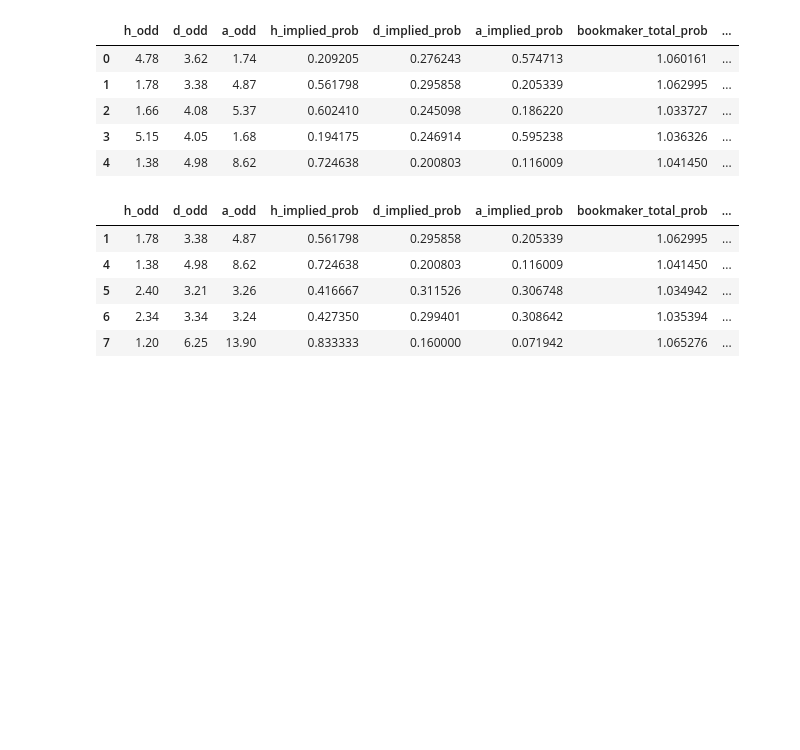
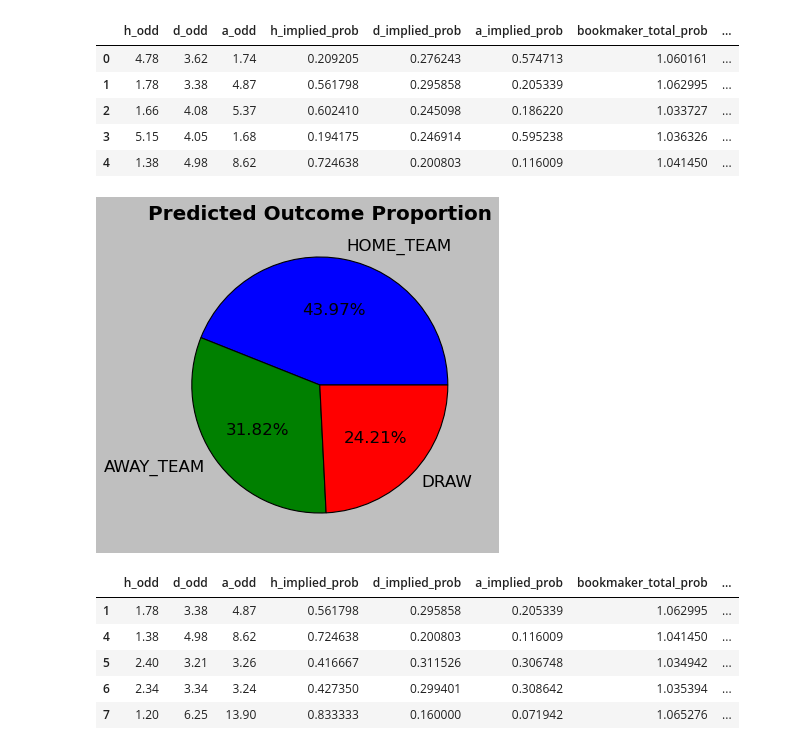
Before and after one commit to KostantinosKan/ML-Premium-Leage, a Jupyter notebook: machine_learning/ml.ipynb, the cells around one changed output. Cells and saved outputs as stored; diff of their text form; code cells hidden in the pictures; blank space fills up the shorter version.

```diff
--- a/machine_learning/ml.ipynb
+++ b/machine_learning/ml.ipynb
@@ -498,4 +308,16 @@ compare_df.head()
 | 2 | 1.66 | 4.08 | 5.37 | 0.602410 | 0.245098 | 0.186220 | 1.033727 | ... |
 | 3 | 5.15 | 4.05 | 1.68 | 0.194175 | 0.246914 | 0.595238 | 1.036326 | ... |
 | 4 | 1.38 | 4.98 | 8.62 | 0.724638 | 0.200803 | 0.116009 | 1.041450 | ... |
+# %%
+plt.style.use("classic")
+plt.figure(figsize=(9, 5))
+compare_df["winner"].value_counts().plot.pie(autopct='%1.2f%%', textprops={'color':"black", "fontsize": 15},
+                                                                wedgeprops={"edgecolor": "black", "linewidth": 1, "linestyle": "solid",
+                                                                            "antialiased": True})
+
+plt.title(label="Predicted Outcome Proportion", fontdict={"fontsize": 18, "weight": "bold", "color": "black"})
+plt.ylabel("")
+plt.show()
+# %% [output]
+[figure, added]
 # %%
```
Also changed, not shown: parts of 34 cells of this notebook.
